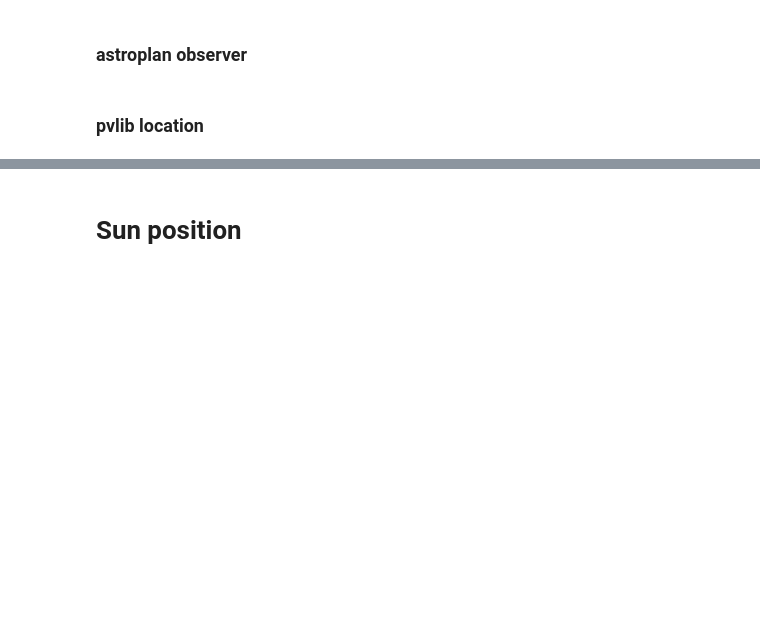
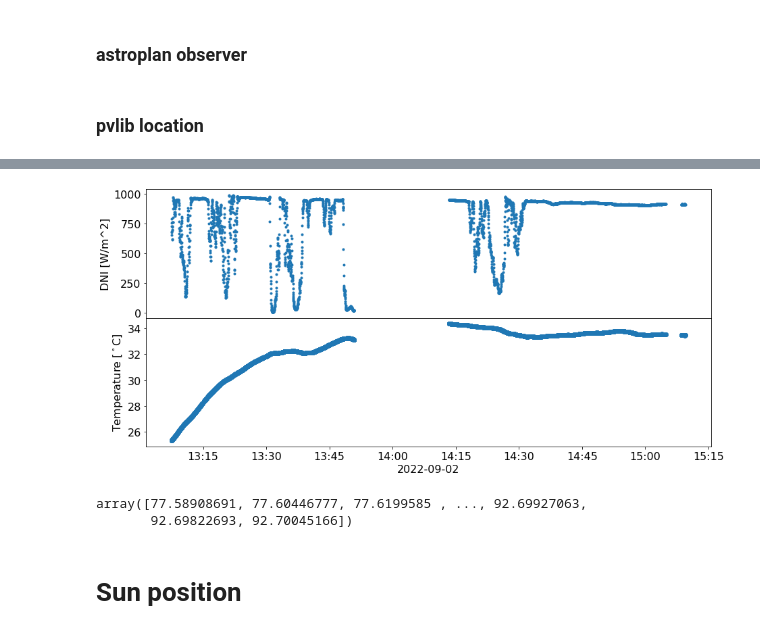
Before and after one commit to California-Planet-Search/KPF-SoCal, a Jupyter notebook: irradiance/plot_irradiance.ipynb, the cells around one changed output, grey strips where cells are left out. Drawn from its saved outputs; the diff is of its cells as text; code cells hidden in the pictures; blank space fills up the shorter version.

```diff
--- a/irradiance/plot_irradiance.ipynb
+++ b/irradiance/plot_irradiance.ipynb
@@ -100,3 +88,28 @@ plt.gca().xaxis.set_major_formatter(mpl.dates.DateFormatter("%H:%M", tz=observer
+# %%
+date = '2022-09-02'
+
+datafile = 'irrad_{}.csv'.format(date)
+
+columns = ['jd', 'min_irrad', 'max_irrad', 'sens', 'voltage', 'solar_irrad', 'temp']
+df = pd.read_csv(datafile, names=columns)
+dts = Time(df.jd, format='jd').to_datetime()
+
+fig, (iax, tax) = plt.subplots(2,1, figsize=(15,7), sharex=True, gridspec_kw={'hspace':0})
+
+# iax.scatter(dts, 1000*df['voltage']/df['sens'])
+iax.scatter(dts, df['solar_irrad'], marker='.')
+iax.set(ylabel='DNI [W/m^2]')
+
+tax.xaxis.set_major_formatter(mpl.dates.DateFormatter("%H:%M", tz=observer.timezone))
+tax.scatter(dts, df['temp'])
+tax.set(xlabel='{}'.format(date), ylabel='Temperature [$^\circ$C]');
+# %% [output]
+[figure, added]
+# %%
+df['temp'].values*(9/5) + 32
+# %% [output]
+array([77.58908691, 77.60446777, 77.6199585 , ..., 92.69927063,
+       92.69822693, 92.70045166])
 # %% [markdown]
 # Sun position
 # %%
```
Also changed, not shown: parts of 12 cells of this notebook, 9 other files.
